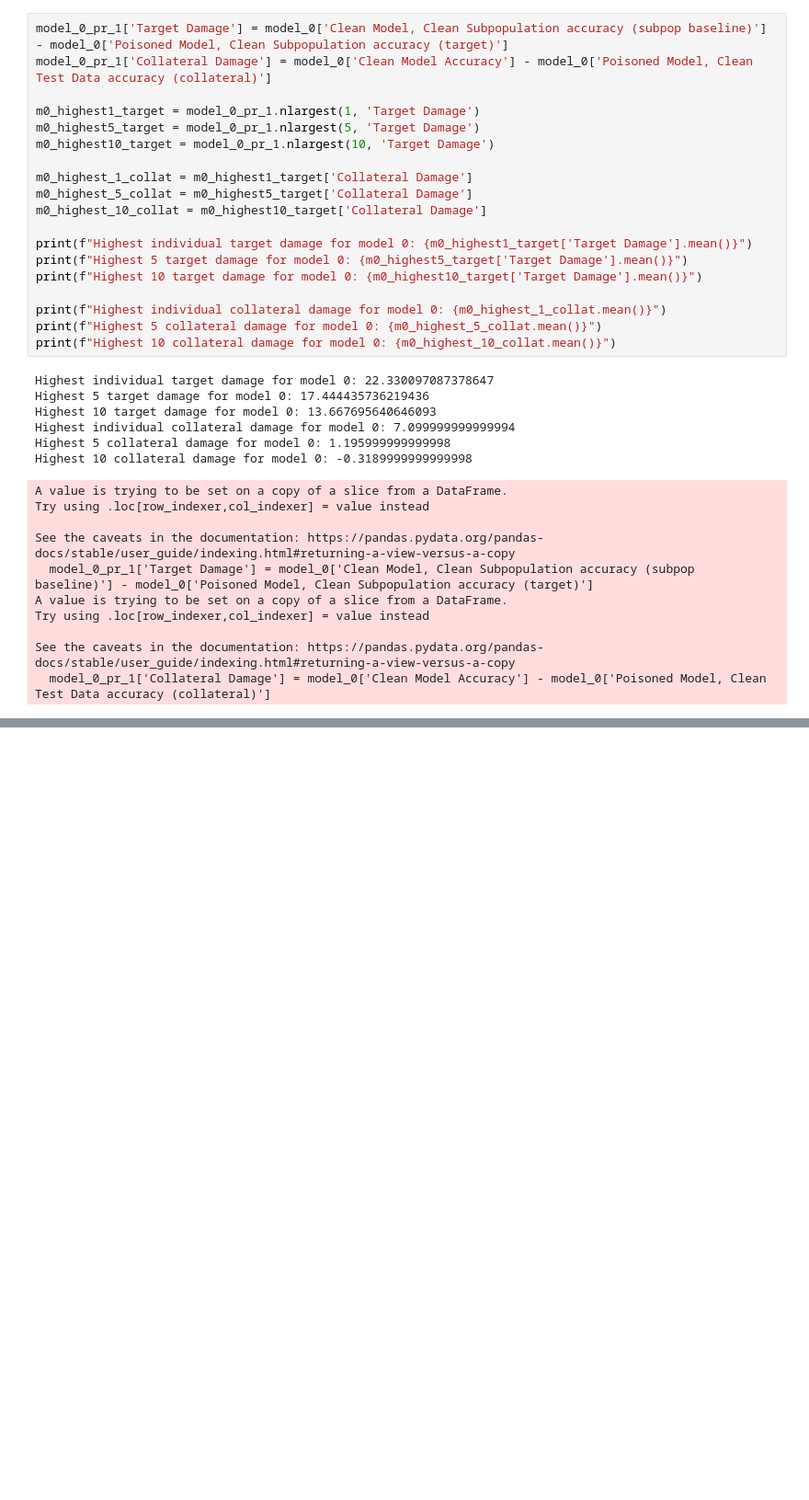
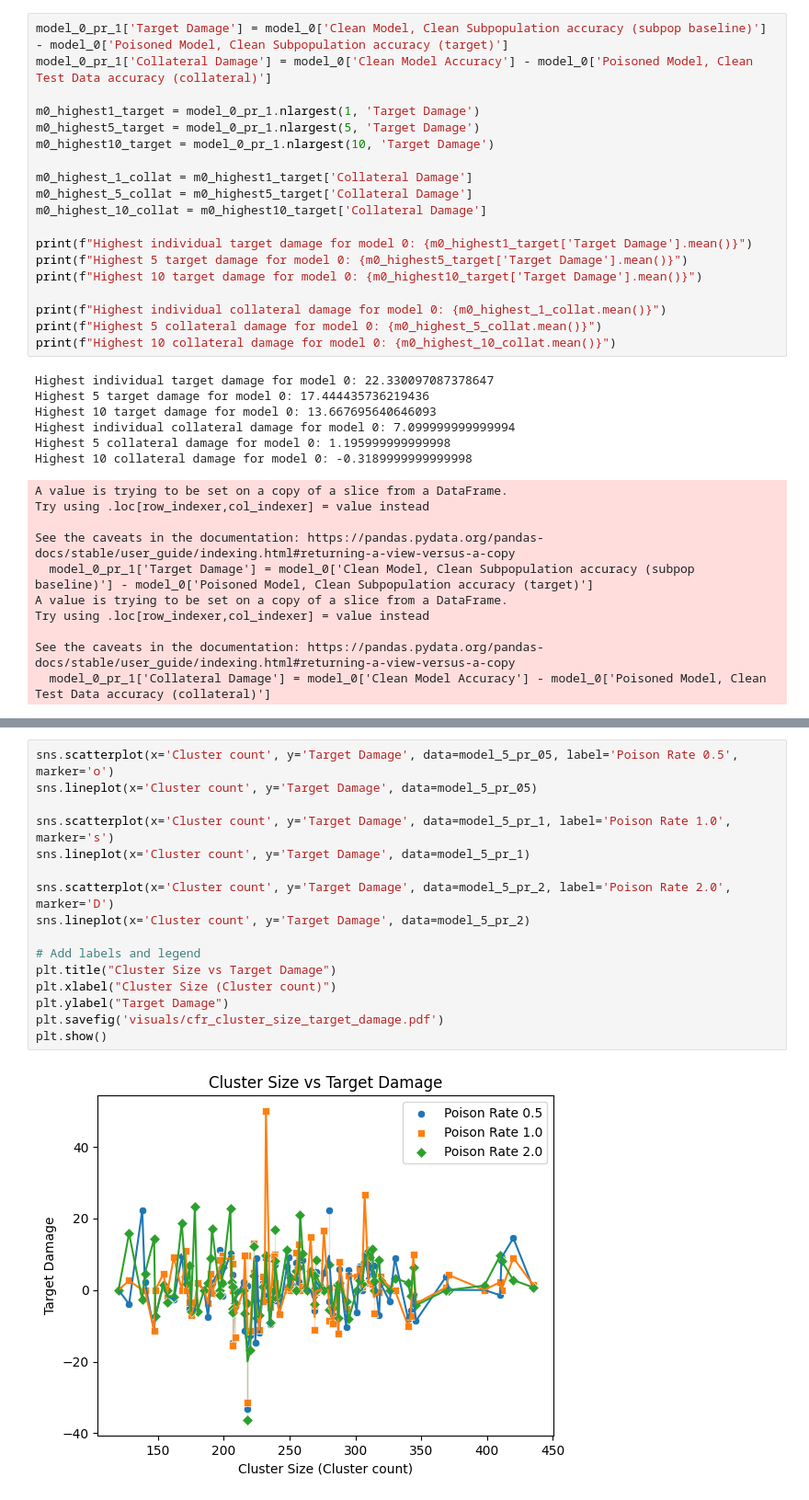
Before and after one commit to FelixHoare/MLAttackTestSuite, a Jupyter notebook: cifar_cluster_analysis.ipynb, the cells around one changed output, grey strips where cells are left out. Shown at 92% size. Drawn from its saved outputs; the diff is of its cells as text; blank space fills up the shorter version.

```diff
--- a/cifar_cluster_analysis.ipynb
+++ b/cifar_cluster_analysis.ipynb
@@ -102,0 +178,18 @@ See the caveats in the documentation: https://pandas.pydata.org/pandas-docs/stab
+# %%
+sns.scatterplot(x='Cluster count', y='Target Damage', data=model_5_pr_05, label='Poison Rate 0.5', marker='o')
+sns.lineplot(x='Cluster count', y='Target Damage', data=model_5_pr_05)
+
+sns.scatterplot(x='Cluster count', y='Target Damage', data=model_5_pr_1, label='Poison Rate 1.0', marker='s')
+sns.lineplot(x='Cluster count', y='Target Damage', data=model_5_pr_1)
+
+sns.scatterplot(x='Cluster count', y='Target Damage', data=model_5_pr_2, label='Poison Rate 2.0', marker='D')
+sns.lineplot(x='Cluster count', y='Target Damage', data=model_5_pr_2)
+
+# Add labels and legend
+plt.title("Cluster Size vs Target Damage")
+plt.xlabel("Cluster Size (Cluster count)")
+plt.ylabel("Target Damage")
+plt.savefig('visuals/cfr_cluster_size_target_damage.pdf')
+plt.show()
+# %% [output]
+[figure, added]
```
Also changed, not shown: parts of 4 cells of this notebook, 8 other files.
